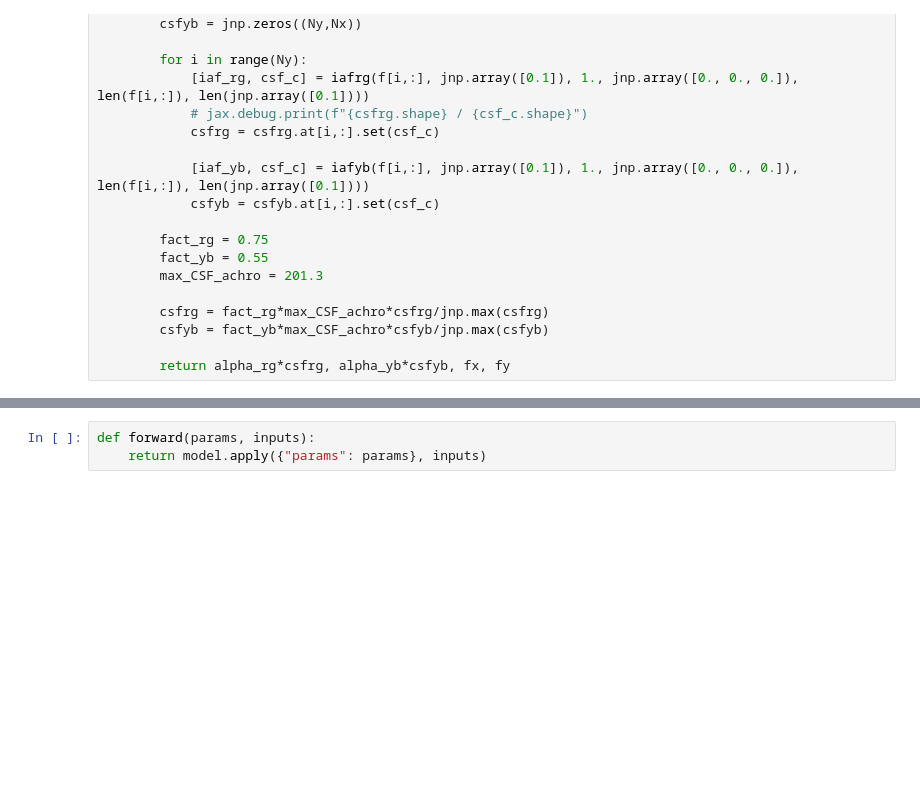
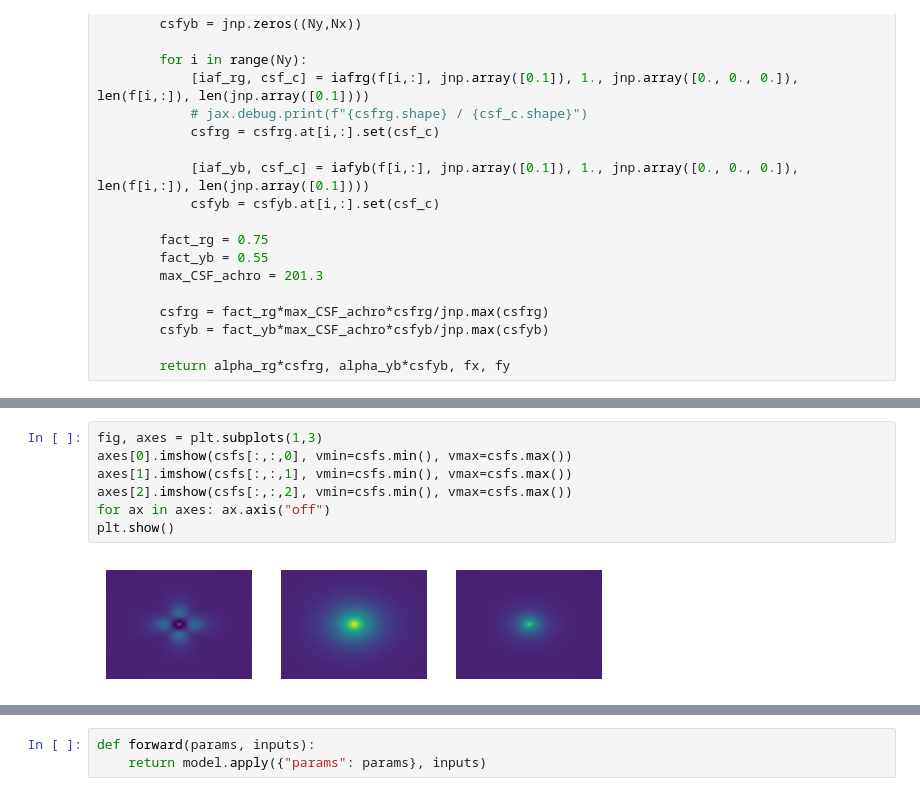
Before and after one commit to Jorgvt/fxlayers, a Jupyter notebook: Notebooks/00_layers.ipynb, the cells around one changed output, grey strips where cells are left out. Drawn from its saved outputs; the diff is of its cells as text; blank space fills up the shorter version.

```diff
--- a/Notebooks/00_layers.ipynb
+++ b/Notebooks/00_layers.ipynb
@@ -1887,0 +2066,9 @@ state, params = variables.pop("params")
+# %%
+fig, axes = plt.subplots(1,3)
+axes[0].imshow(csfs[:,:,0], vmin=csfs.min(), vmax=csfs.max())
+axes[1].imshow(csfs[:,:,1], vmin=csfs.min(), vmax=csfs.max())
+axes[2].imshow(csfs[:,:,2], vmin=csfs.min(), vmax=csfs.max())
+for ax in axes: ax.axis("off")
+plt.show()
+# %% [output]
+[figure, added]
```
Also changed, not shown: parts of 13 cells of this notebook, 2 other files.
